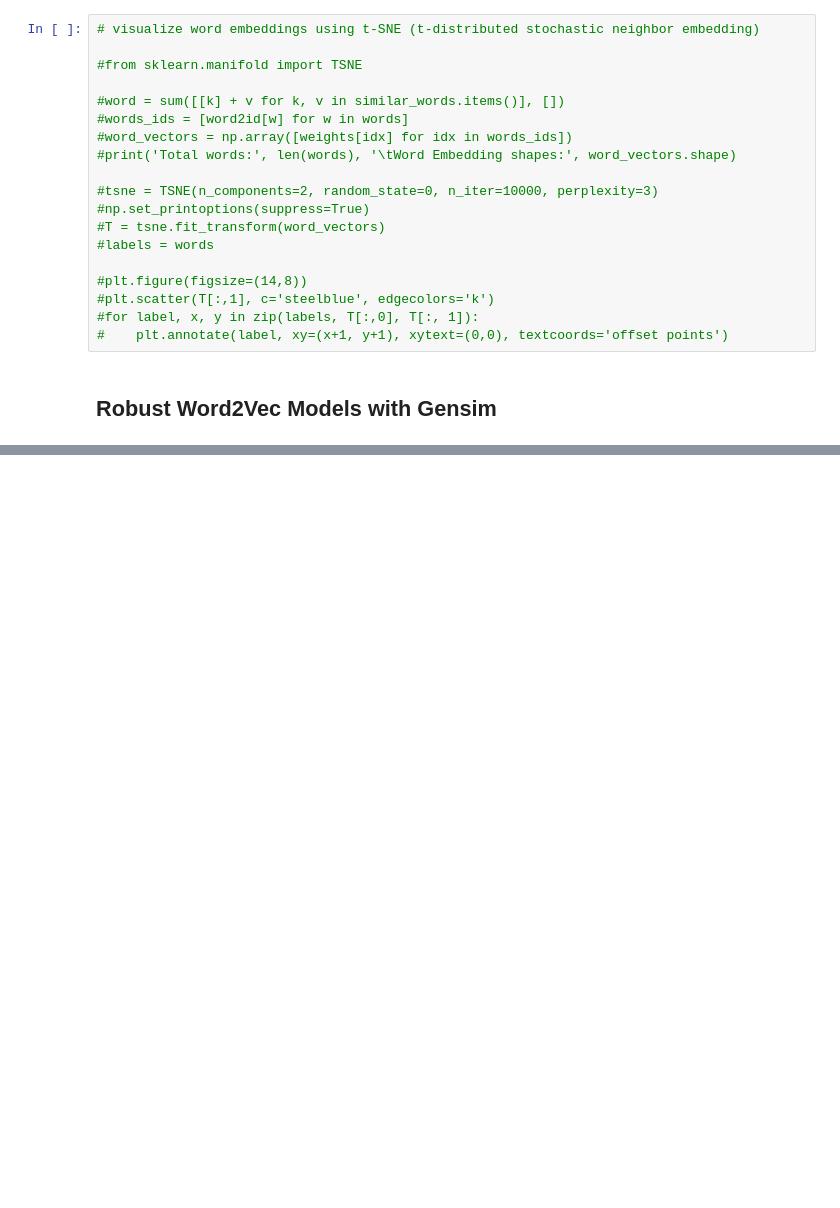
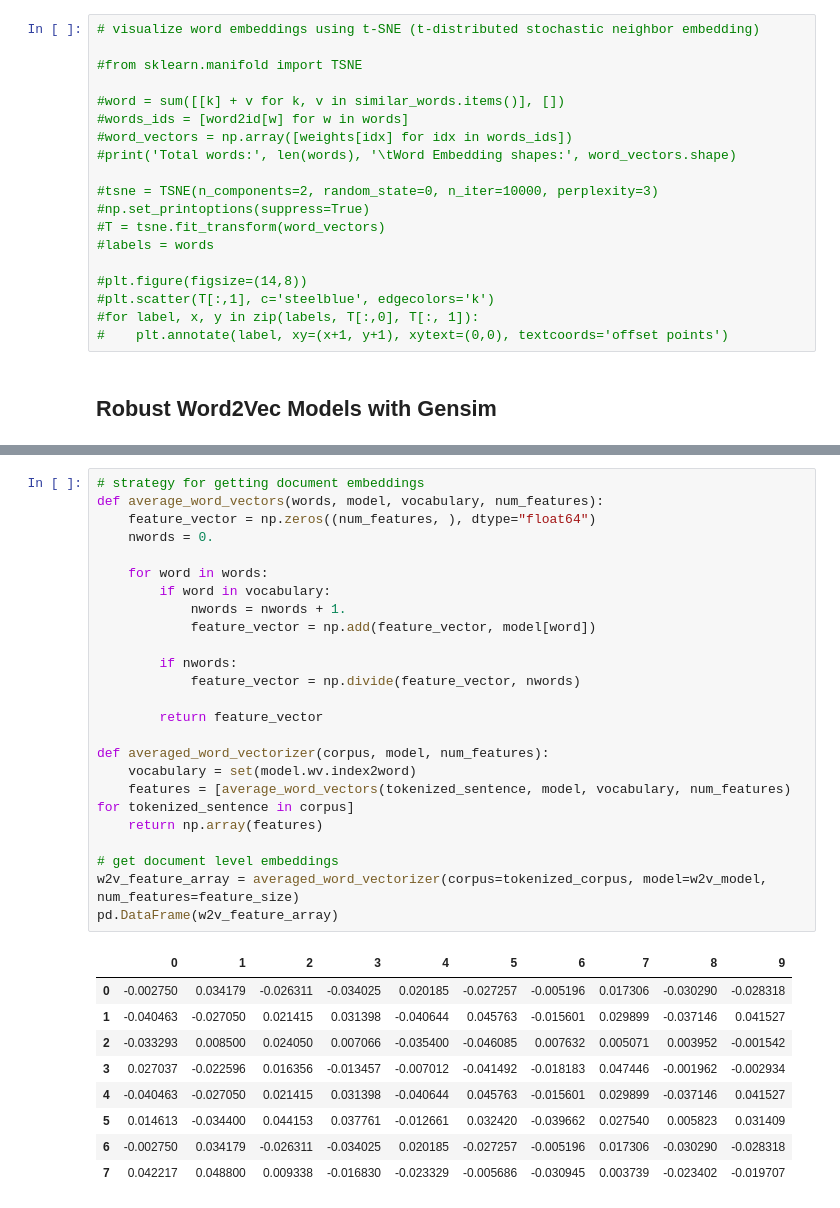
Before and after one commit to beliciataylor/self-study, a Jupyter notebook: NLP_Learning/ch04_feature_engineering_text_rep.ipynb, the cells around one changed output, grey strips where cells are left out. Cells and saved outputs as stored; diff of their text form; blank space fills up the shorter version.

```diff
--- a/NLP_Learning/ch04_feature_engineering_text_rep.ipynb
+++ b/NLP_Learning/ch04_feature_engineering_text_rep.ipynb
@@ -829 +835,35 @@ array([ 0.04547668, -0.04520584,  0.03588383, -0.01438262,  0.03960124,
       dtype=float32)
+# %%
+# strategy for getting document embeddings
+def average_word_vectors(words, model, vocabulary, num_features):
+    feature_vector = np.zeros((num_features, ), dtype="float64")
+    nwords = 0.
+
+    for word in words:
+        if word in vocabulary:
+            nwords = nwords + 1.
+            feature_vector = np.add(feature_vector, model[word])
+
+        if nwords:
+            feature_vector = np.divide(feature_vector, nwords)
+
+        return feature_vector
+
+def averaged_word_vectorizer(corpus, model, num_features):
+    vocabulary = set(model.wv.index2word)
+    features = [average_word_vectors(tokenized_sentence, model, vocabulary, num_features) for tokenized_sentence in corpus]
+    return np.array(features)
+
+# get document level embeddings
+w2v_feature_array = averaged_word_vectorizer(corpus=tokenized_corpus, model=w2v_model, num_features=feature_size)
+pd.DataFrame(w2v_feature_array)
+# %% [output]
+|  | 0 | 1 | 2 | 3 | 4 | 5 | 6 | 7 | 8 | 9 |
+| 0 | -0.002750 | 0.034179 | -0.026311 | -0.034025 | 0.020185 | -0.027257 | -0.005196 | 0.017306 | -0.030290 | -0.028318 |
+| 1 | -0.040463 | -0.027050 | 0.021415 | 0.031398 | -0.040644 | 0.045763 | -0.015601 | 0.029899 | -0.037146 | 0.041527 |
+| 2 | -0.033293 | 0.008500 | 0.024050 | 0.007066 | -0.035400 | -0.046085 | 0.007632 | 0.005071 | 0.003952 | -0.001542 |
+| 3 | 0.027037 | -0.022596 | 0.016356 | -0.013457 | -0.007012 | -0.041492 | -0.018183 | 0.047446 | -0.001962 | -0.002934 |
+| 4 | -0.040463 | -0.027050 | 0.021415 | 0.031398 | -0.040644 | 0.045763 | -0.015601 | 0.029899 | -0.037146 | 0.041527 |
+| 5 | 0.014613 | -0.034400 | 0.044153 | 0.037761 | -0.012661 | 0.032420 | -0.039662 | 0.027540 | 0.005823 | 0.031409 |
+| 6 | -0.002750 | 0.034179 | -0.026311 | -0.034025 | 0.020185 | -0.027257 | -0.005196 | 0.017306 | -0.030290 | -0.028318 |
+| 7 | 0.042217 | 0.048800 | 0.009338 | -0.016830 | -0.023329 | -0.005686 | -0.030945 | 0.003739 | -0.023402 | -0.019707 |
```
Also changed, not shown: parts of 24 cells of this notebook, 7 other files.
